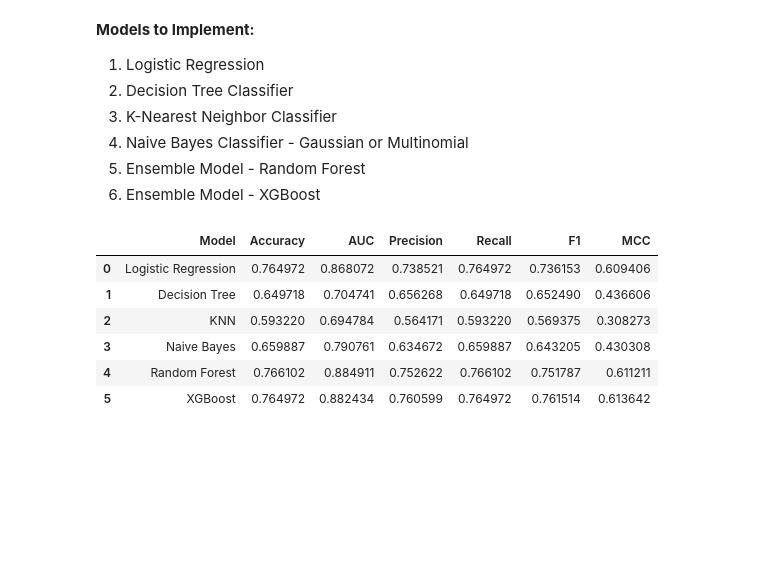
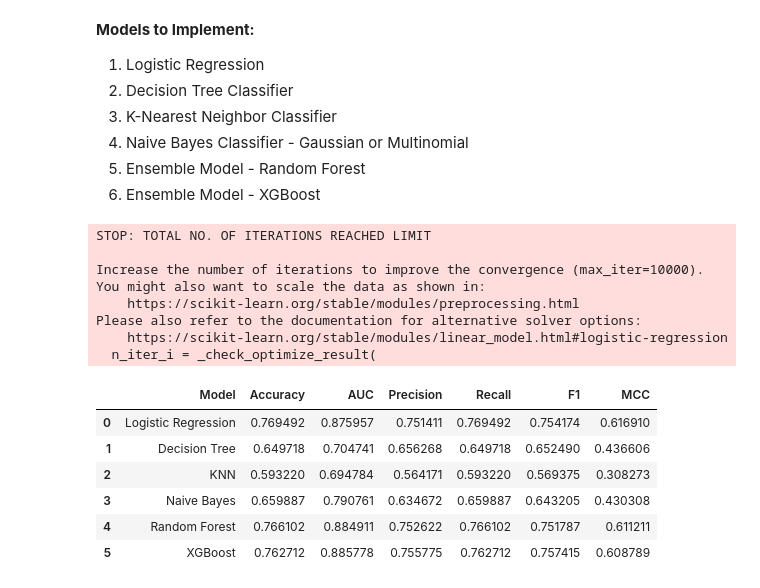
Before and after one commit to dreamywarrior/end-to-end-ml-classification, a Jupyter notebook: model_training.ipynb, the cells around one changed output. Cells and saved outputs as stored; diff of their text form; code cells hidden in the pictures; blank space fills up the shorter version.

Commit message:
fix: pin scikit-learn version to 1.8.0 for compatibility and retrain models

```diff
--- a/model_training.ipynb
+++ b/model_training.ipynb
@@ -175,42 +229,50 @@ print("✓ Target variable encoded successfully.")
 # Step 4: Train various classification models and evaluate in training data
 
 models = {
-    "Logistic Regression": LogisticRegression(solver='liblinear', max_iter=10000, random_state=42),
+    "Logistic Regression": LogisticRegression(max_iter=10000, random_state=42),
     "Decision Tree": DecisionTreeClassifier(random_state=42, criterion='entropy'),
     "KNN": KNeighborsClassifier(n_neighbors=5),
     "Naive Bayes": GaussianNB(),
     "Random Forest": RandomForestClassifier(n_estimators=100, random_state=42),
     "XGBoost": XGBClassifier(eval_metric='logloss', random_state=42)
 }
 
 results = []
 
 for name, model in models.items():
     model.fit(X_train, y_train)
     y_pred = model.predict(X_test)
     y_prob = model.predict_proba(X_test) if hasattr(model, "predict_proba") else None
 
     results.append({
         "Model": name,
         "Accuracy": accuracy_score(y_test, y_pred),
         "AUC": roc_auc_score(y_test, y_prob, multi_class='ovr') if y_prob is not None else None,
         "Precision": precision_score(y_test, y_pred, average='weighted', zero_division=0),
         "Recall": recall_score(y_test, y_pred, average='weighted', zero_division=0),
         "F1": f1_score(y_test, y_pred, average='weighted', zero_division=0),
         "MCC": matthews_corrcoef(y_test, y_pred)
     })
 
     # Save the model
     with open(f"model/{name.replace(' ', '_')}.pkl", 'wb') as file:
         pickle.dump(model, file)
 
 results_df = pd.DataFrame(results)
 results_df
 # %% [output]
+STOP: TOTAL NO. OF ITERATIONS REACHED LIMIT
+
+Increase the number of iterations to improve the convergence (max_iter=10000).
+You might also want to scale the data as shown in:
+    https://scikit-learn.org/stable/modules/preprocessing.html
+Please also refer to the documentation for alternative solver options:
+    https://scikit-learn.org/stable/modules/linear_model.html#logistic-regression
+  n_iter_i = _check_optimize_result(
 |  | Model | Accuracy | AUC | Precision | Recall | F1 | MCC |
-| 0 | Logistic Regression | 0.764972 | 0.868072 | 0.738521 | 0.764972 | 0.736153 | 0.609406 |
+| 0 | Logistic Regression | 0.769492 | 0.875957 | 0.751411 | 0.769492 | 0.754174 | 0.616910 |
 | 1 | Decision Tree | 0.649718 | 0.704741 | 0.656268 | 0.649718 | 0.652490 | 0.436606 |
 | 2 | KNN | 0.593220 | 0.694784 | 0.564171 | 0.593220 | 0.569375 | 0.308273 |
 | 3 | Naive Bayes | 0.659887 | 0.790761 | 0.634672 | 0.659887 | 0.643205 | 0.430308 |
 | 4 | Random Forest | 0.766102 | 0.884911 | 0.752622 | 0.766102 | 0.751787 | 0.611211 |
-| 5 | XGBoost | 0.764972 | 0.882434 | 0.760599 | 0.764972 | 0.761514 | 0.613642 |
+| 5 | XGBoost | 0.762712 | 0.885778 | 0.755775 | 0.762712 | 0.757415 | 0.608789 |
```
Also changed, not shown: parts of 3 cells of this notebook, 7 other files.
